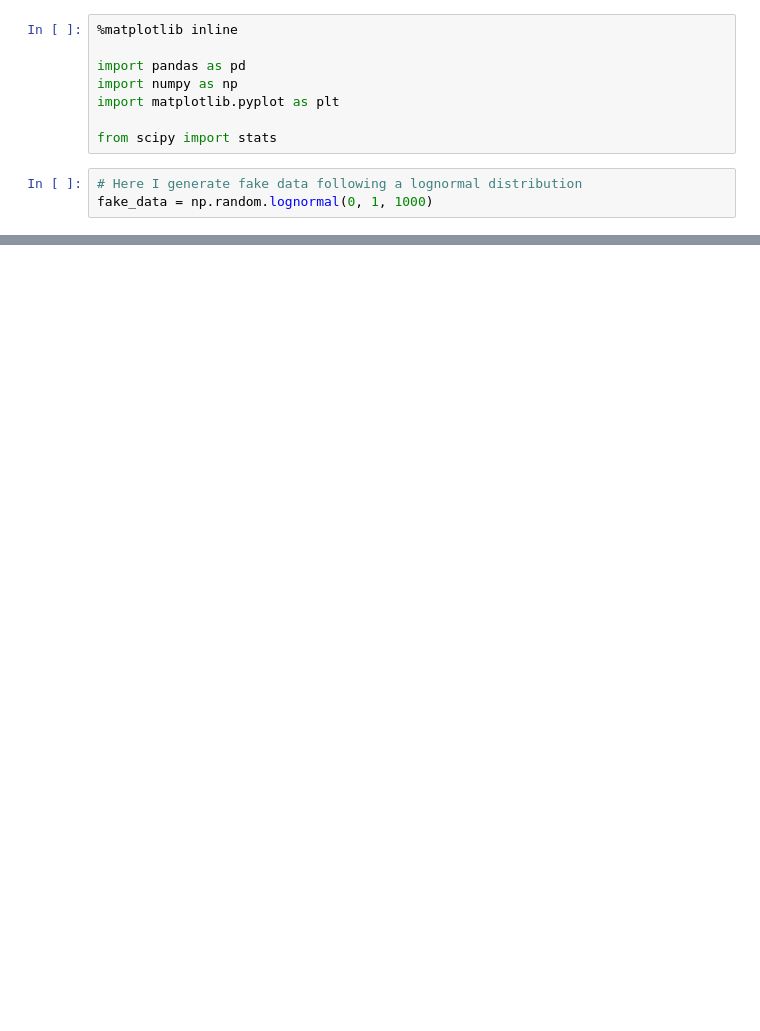
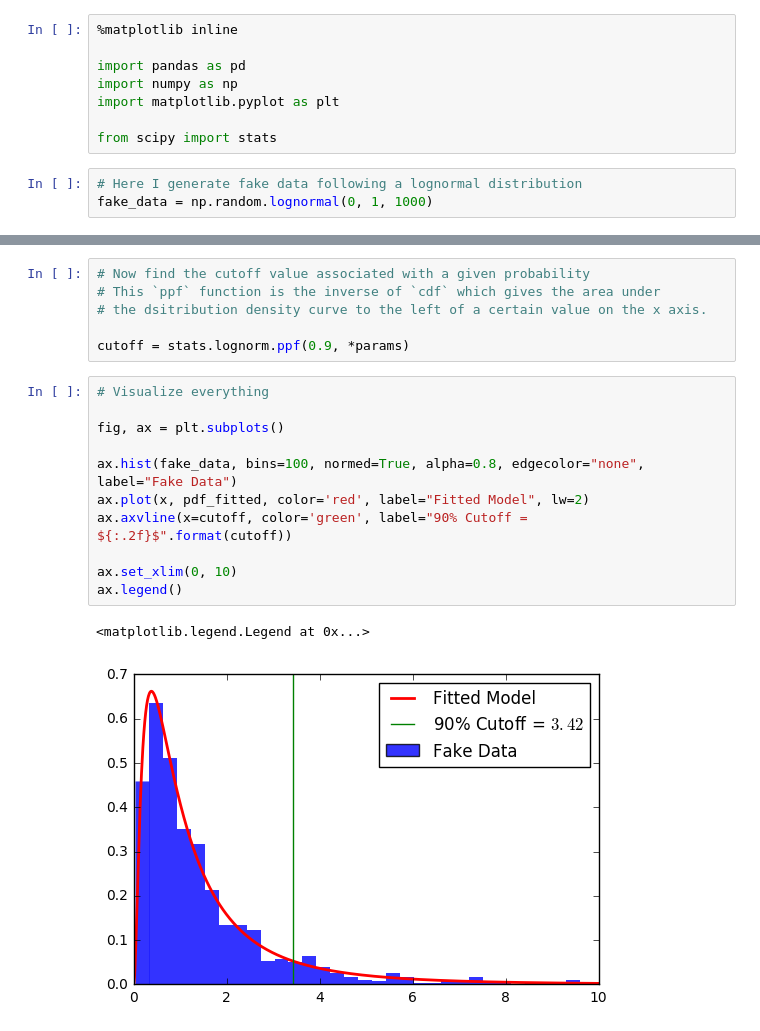
Before and after one commit to hadim/Public-Notebooks, a Jupyter notebook: Statistics/Standard Fit/notebook.ipynb, the cells around one changed output, grey strips where cells are left out. Saved outputs shown, nothing was run; the diff lists cells and outputs as text; blank space fills up the shorter version.

```diff
--- a/Statistics/Standard Fit/notebook.ipynb
+++ b/Statistics/Standard Fit/notebook.ipynb
@@ -43,0 +44,20 @@ ax.legend()
+# %%
+# Now find the cutoff value associated with a given probability
+# This `ppf` function is the inverse of `cdf` which gives the area under
+# the dsitribution density curve to the left of a certain value on the x axis.
+
+cutoff = stats.lognorm.ppf(0.9, *params)
+# %%
+# Visualize everything
+
+fig, ax = plt.subplots()
+
+ax.hist(fake_data, bins=100, normed=True, alpha=0.8, edgecolor="none", label="Fake Data")
+ax.plot(x, pdf_fitted, color='red', label="Fitted Model", lw=2)
+ax.axvline(x=cutoff, color='green', label="90% Cutoff = ${:.2f}$".format(cutoff))
+
+ax.set_xlim(0, 10)
+ax.legend()
+# %% [output]
+<matplotlib.legend.Legend at 0x...>
+[figure, added]
```
Also changed, not shown: parts of 3 cells of this notebook.
